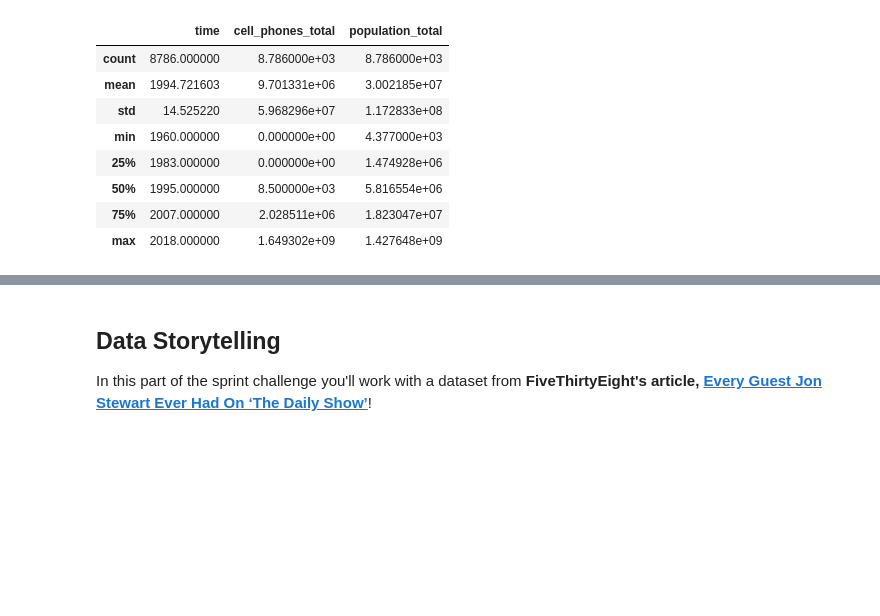
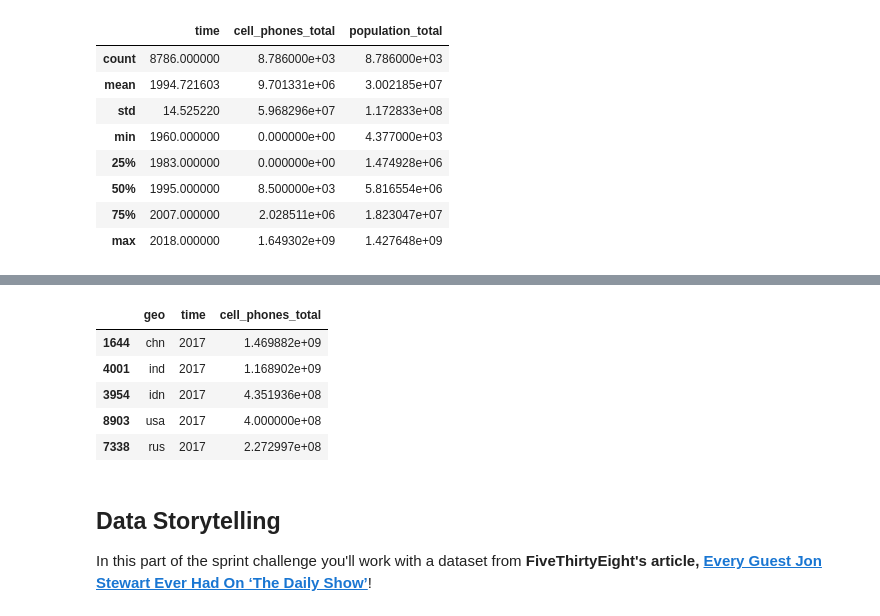
Before and after one commit to JoshuaHaga/DS-Unit-1-Sprint-1-Data-Wrangling-and-Storytelling, a Jupyter notebook: DS_Unit_1_Sprint_Challenge_1_Data_Wrangling_and_Storytelling.ipynb, the cells around one changed output, grey strips where cells are left out. Cells and saved outputs as stored; diff of their text form; code cells hidden in the pictures; blank space fills up the shorter version.

```diff
--- a/DS_Unit_1_Sprint_Challenge_1_Data_Wrangling_and_Storytelling.ipynb
+++ b/DS_Unit_1_Sprint_Challenge_1_Data_Wrangling_and_Storytelling.ipynb
@@ -153,6 +163,17 @@ Your list of countries should have these totals:
 |    ?    |       458,923,202 |
 |    ?    |       395,881,000 |
 |    ?    |       236,488,548 |
+# %%
+df_joined = cell_phones[cell_phones['time']==2017]
+# %%
+df_joined.nlargest(5, 'cell_phones_total')
+# %% [output]
+|  | geo | time | cell_phones_total |
+| 1644 | chn | 2017 | 1.469882e+09 |
+| 4001 | ind | 2017 | 1.168902e+09 |
+| 3954 | idn | 2017 | 4.351936e+08 |
+| 8903 | usa | 2017 | 4.000000e+08 |
+| 7338 | rus | 2017 | 2.272997e+08 |
 # %% [markdown]
 ## Data Storytelling
 
```
Also changed, not shown: parts of 5 cells of this notebook.
